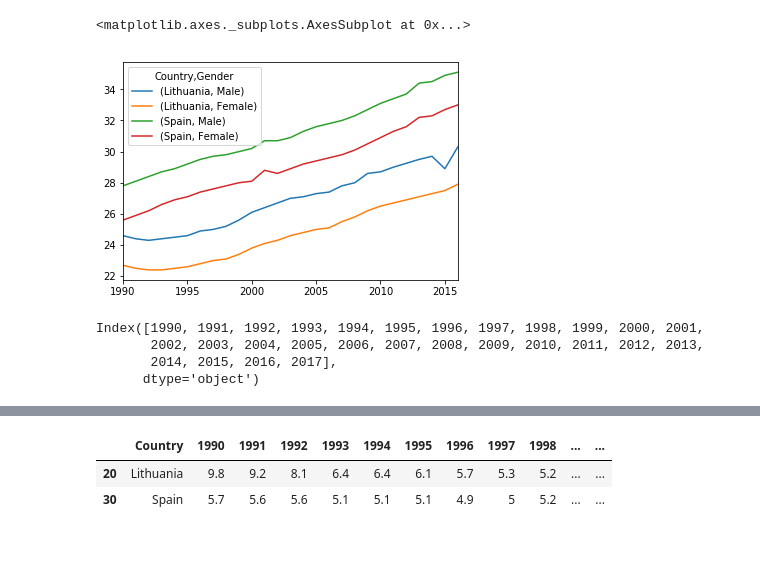
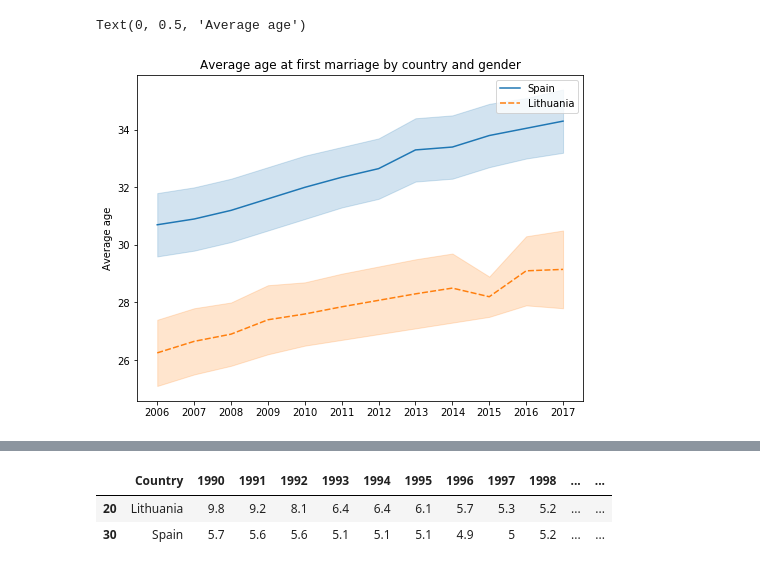
Before and after one commit to VilmaDaukantaite/your-own-project, a Jupyter notebook: data_cleaning_workbook.ipynb, the cells around one changed output, grey strips where cells are left out. Saved outputs shown, nothing was run; the diff lists cells and outputs as text; code cells hidden in the pictures.

```diff
--- a/data_cleaning_workbook.ipynb
+++ b/data_cleaning_workbook.ipynb
@@ -152,11 +105,12 @@ mean_age_marriages_select.set_index(["Country", "Gender"], inplace = True)
 mean_age_marriages_select = mean_age_marriages_select.interpolate(axis=1)
-# %%
-
-
-mean_age_marriages_select.T.plot()
-# %% [output]
-<matplotlib.axes._subplots.AxesSubplot at 0x...>
-[figure, removed]
+# %%
+#mean_age_marriages_select.T.plot()
+fig, ax = plt.subplots(figsize=(8,6))
+sns.lineplot(ax=ax, data = mean_age_marriages_select.T).set_title("Average age at first marriage by country and gender")
+ax.set_ylabel("Average age")
+# %% [output]
+Text(0, 0.5, 'Average age')
+[figure, added]
 # %%
 #Reading in divorce sheet
 divorce = pd.read_excel("./sources/SF_3_1_Marriage_divorce_rates.xlsx", sheet_name= 'DivorceRate', header = 3, skipfooter = 17)
@@ -167,12 +121,6 @@ divorce = divorce.drop(columns = ["Note", 1960, 1961, 1962, 1963, 1964, 1965, 19
 # %%
 # the data was read in as object due to missing values. Selecting columns to convert to numeric
 cols = divorce.columns.drop('Country', "Gender")
-cols
-# %% [output]
-Index([1990, 1991, 1992, 1993, 1994, 1995, 1996, 1997, 1998, 1999, 2000, 2001,
-       2002, 2003, 2004, 2005, 2006, 2007, 2008, 2009, 2010, 2011, 2012, 2013,
-       2014, 2015, 2016, 2017],
-      dtype='object')
 # %%
 # converting to numeric
 divorce[cols] = divorce[cols].apply(pd.to_numeric, errors='coerce')
```
Also changed, not shown: parts of 52 cells of this notebook.
